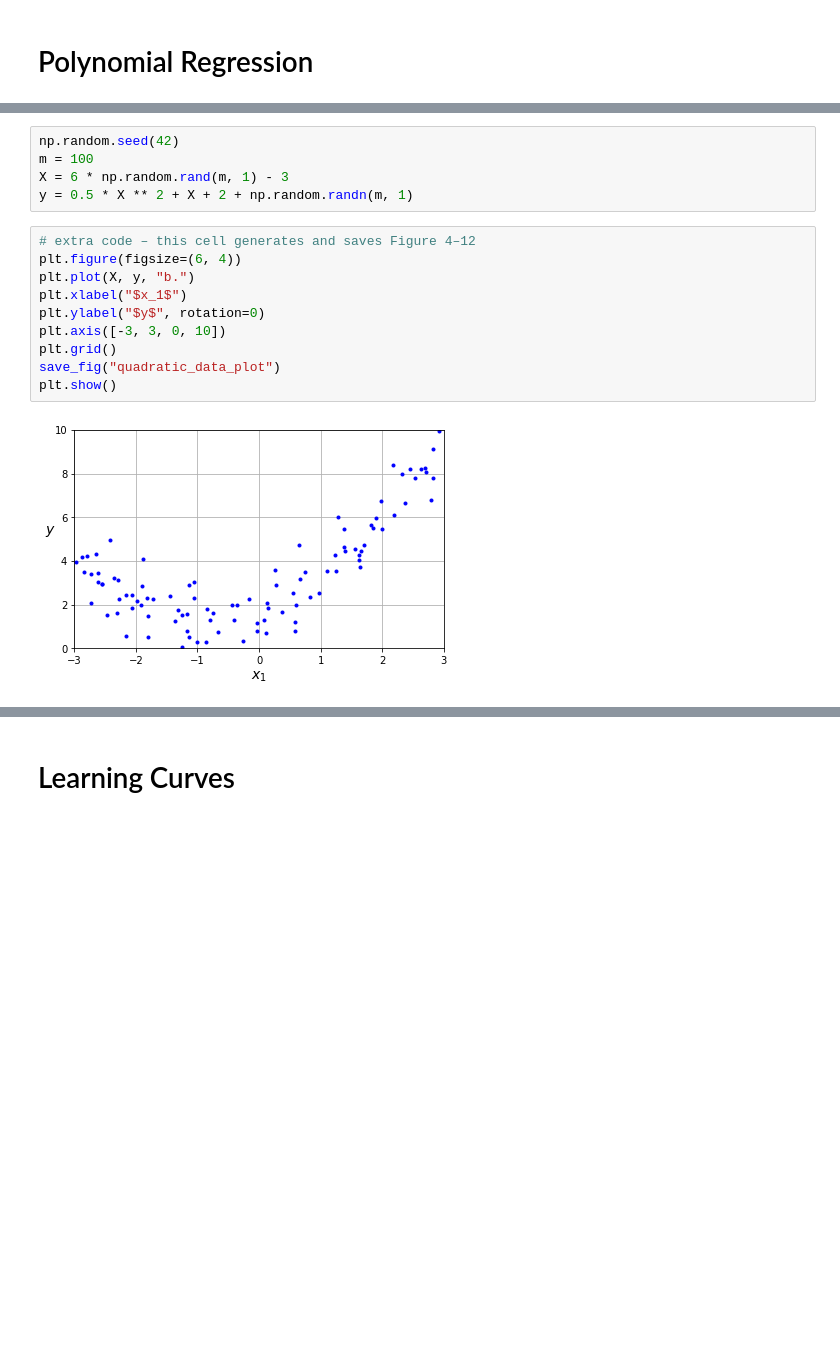
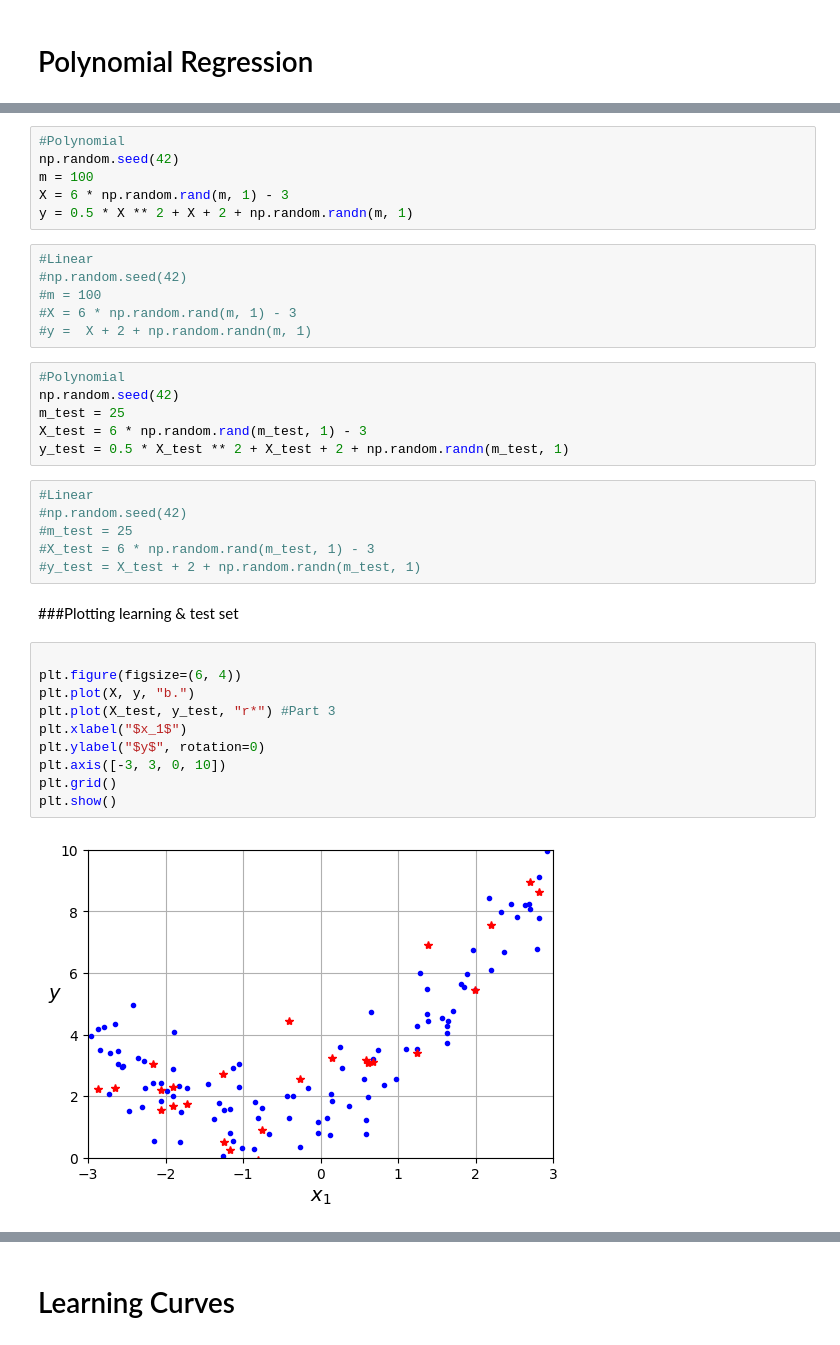
Before and after one commit to jpandersen61/Machine-Learning, a Jupyter notebook: Over_fitting_and_Under_fitting.ipynb, the cells around one changed output, grey strips where cells are left out. Drawn from its saved outputs; the diff is of its cells as text; blank space fills up the shorter version.

```diff
--- a/Over_fitting_and_Under_fitting.ipynb
+++ b/Over_fitting_and_Under_fitting.ipynb
@@ -65,17 +59,38 @@ from sklearn.linear_model import LinearRegression
 # %%
+#Polynomial
 np.random.seed(42)
 m = 100
 X = 6 * np.random.rand(m, 1) - 3
 y = 0.5 * X ** 2 + X + 2 + np.random.randn(m, 1)
+# %%
+#Linear
+#np.random.seed(42)
+#m = 100
+#X = 6 * np.random.rand(m, 1) - 3
+#y =  X + 2 + np.random.randn(m, 1)
+# %%
+#Polynomial
+np.random.seed(42)
+m_test = 25
+X_test = 6 * np.random.rand(m_test, 1) - 3
+y_test = 0.5 * X_test ** 2 + X_test + 2 + np.random.randn(m_test, 1)
+# %%
+#Linear
+#np.random.seed(42)
+#m_test = 25
+#X_test = 6 * np.random.rand(m_test, 1) - 3
+#y_test = X_test + 2 + np.random.randn(m_test, 1)
+# %% [markdown]
+###Plotting learning & test set
 # %%
-# extra code – this cell generates and saves Figure 4–12
+
 plt.figure(figsize=(6, 4))
 plt.plot(X, y, "b.")
+plt.plot(X_test, y_test, "r*") #Part 3
 plt.xlabel("$x_1$")
 plt.ylabel("$y$", rotation=0)
 plt.axis([-3, 3, 0, 10])
 plt.grid()
-save_fig("quadratic_data_plot")
 plt.show()
 # %% [output]
-[figure, old version]
+[figure, new version]
```
Also changed, not shown: parts of 24 cells of this notebook.
